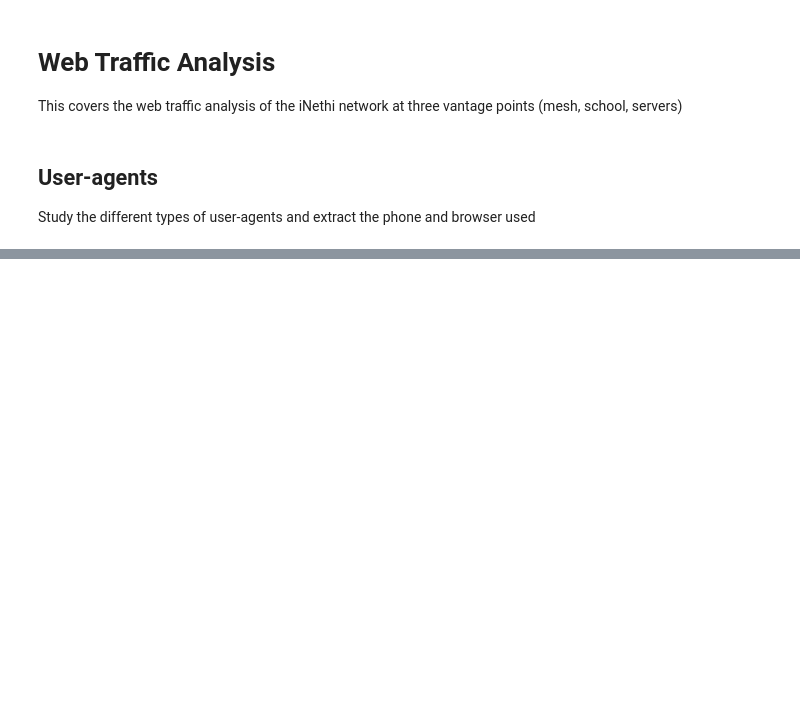
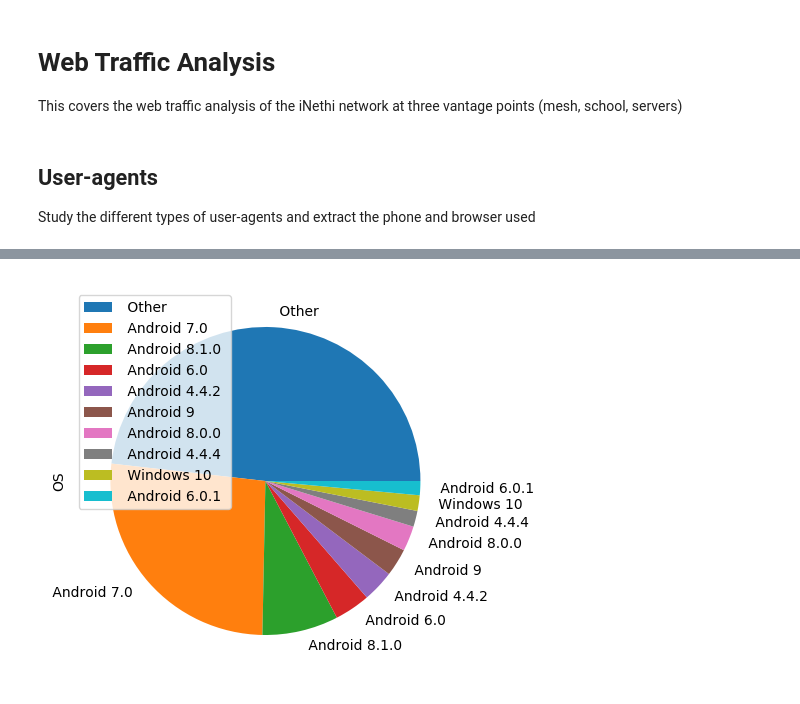
Before and after one commit to amreesh/inethi-traffic-analysis, a Jupyter notebook: web-traffic-analysis.ipynb, the cells around one changed output, grey strips where cells are left out. Drawn from its saved outputs; the diff is of its cells as text; code cells hidden in the pictures; blank space fills up the shorter version.

```diff
--- a/web-traffic-analysis.ipynb
+++ b/web-traffic-analysis.ipynb
@@ -20,7 +39,7 @@ plt.style.use('default')
 # %%
-df_mesh = pd.read_csv('data/stats/http/mesh.csv', sep='|', error_bad_lines=False, low_memory=False)
-df_school = pd.read_csv('data/stats/http/school.csv', sep='|', error_bad_lines=False, low_memory=False)
-df_servers = pd.read_csv('data/stats/http/servers.csv', sep='|', error_bad_lines=False, low_memory=False)
+df_mesh = pd.read_csv('data/stats/http/mesh.csv', sep='|', error_bad_lines=False)
+df_school = pd.read_csv('data/stats/http/school.csv', sep='|', error_bad_lines=False)
+df_servers = pd.read_csv('data/stats/http/servers.csv', sep='|', error_bad_lines=False)
 # %% [markdown]
 ## User-agents
 Study the different types of user-agents and extract the phone and browser used
@@ -61,0 +77,10 @@ df_host = df_mesh.groupby(['host']).count()[['ip_src']]
+# %%
+#fig, ax = plt.subplots(figsize=(5, 5))
+
+ax = df_uas.groupby(['os']).count()[['ua']].sort_values('ua', ascending=False)[:10].plot(x='os', y='ua', kind='pie', label='OS', figsize=(5, 5))
+
+# plt.legend(loc='best')
+# plt.savefig('plots/pie_os_distribution.pdf')
+# plt.show()
+# %% [output]
+[figure, added]
```
Also changed, not shown: parts of 24 cells of this notebook, 6 other files.
